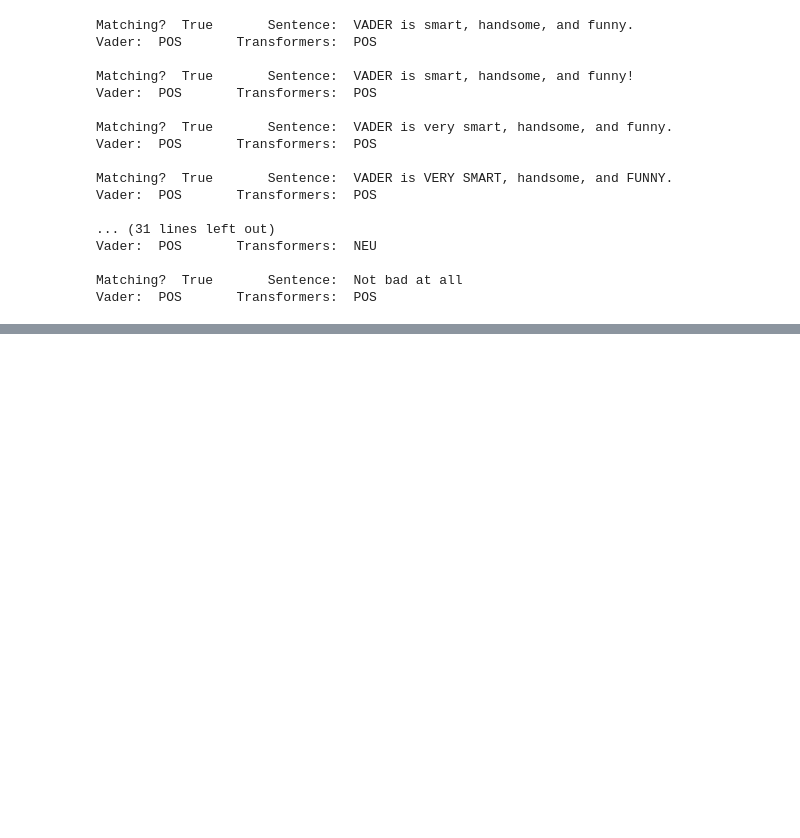
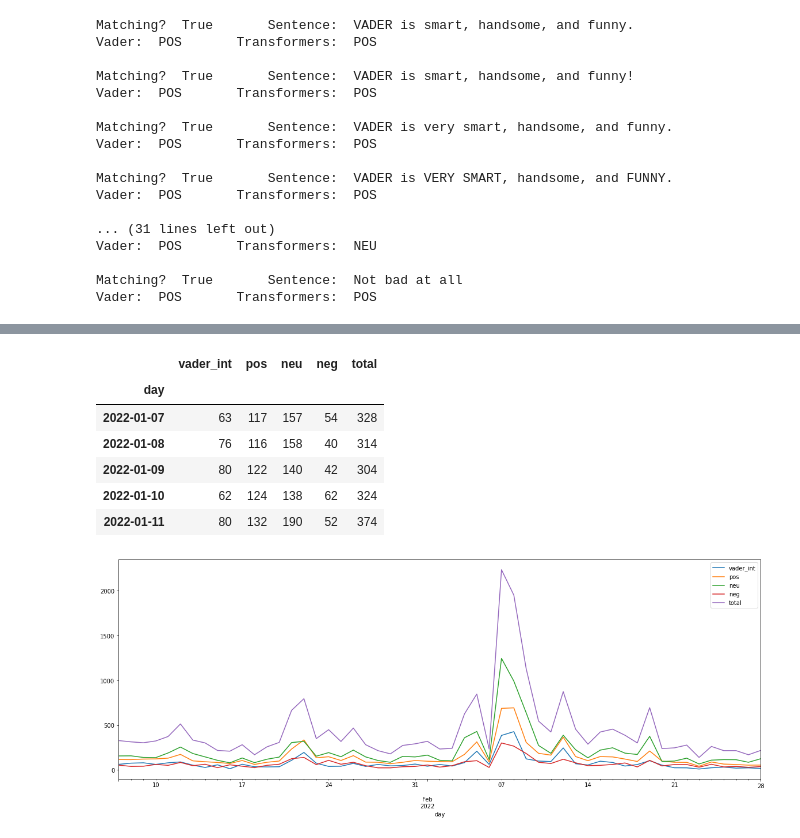
Before and after one commit to MGaulia/PD, a Jupyter notebook: 3 Sentiment.ipynb, the cells around one changed output, grey strips where cells are left out. Saved outputs shown, nothing was run; the diff lists cells and outputs as text; code cells hidden in the pictures; blank space fills up the shorter version.

```diff
--- a/3 Sentiment.ipynb
+++ b/3 Sentiment.ipynb
@@ -142,0 +264,14 @@ Vader:  POS       Transformers:  POS
+# %%
+daysum = tosum.groupby('day').sum()
+daysum["total"] = daysum.pos + daysum.neu + daysum.neg
+daysum.plot(figsize = (20, 7))
+daysum.head()
+# %% [output]
+|  | vader_int | pos | neu | neg | total |
+| day |  |  |  |  |  |
+| 2022-01-07 | 63 | 117 | 157 | 54 | 328 |
+| 2022-01-08 | 76 | 116 | 158 | 40 | 314 |
+| 2022-01-09 | 80 | 122 | 140 | 42 | 304 |
+| 2022-01-10 | 62 | 124 | 138 | 62 | 324 |
+| 2022-01-11 | 80 | 132 | 190 | 52 | 374 |
+[figure, added]
```
Also changed, not shown: parts of 13 cells of this notebook.
